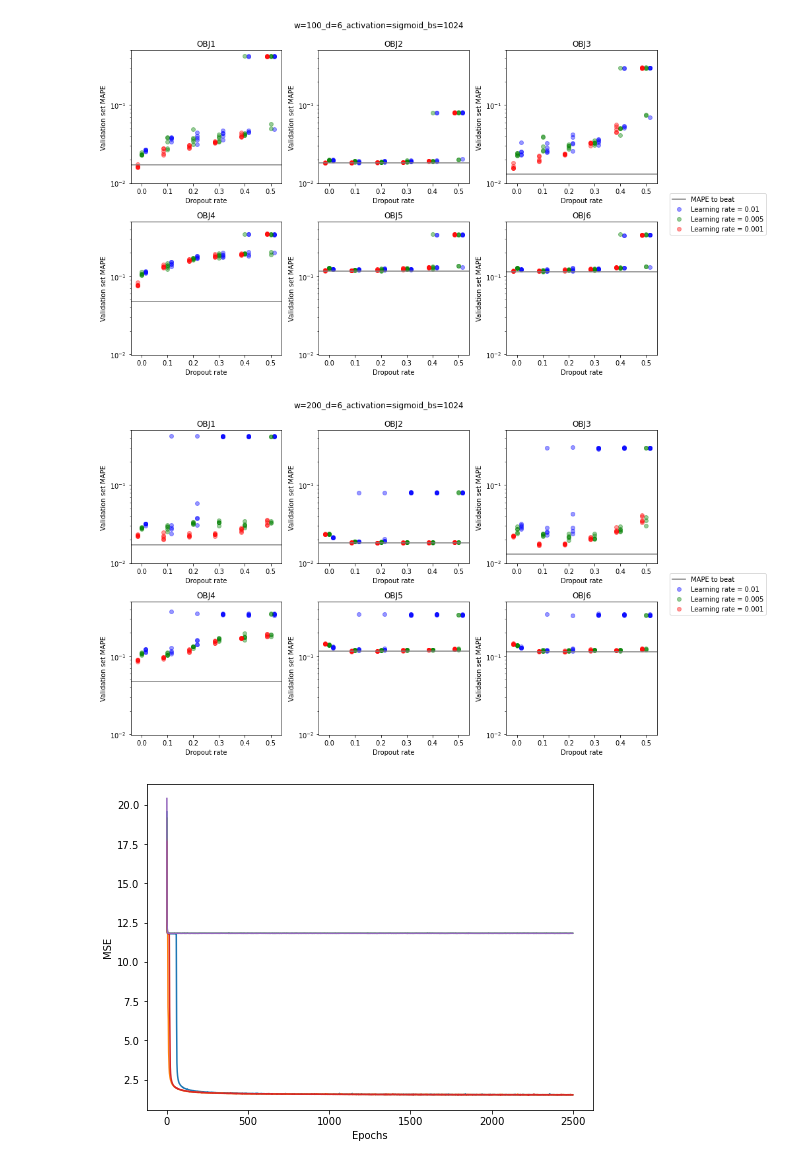
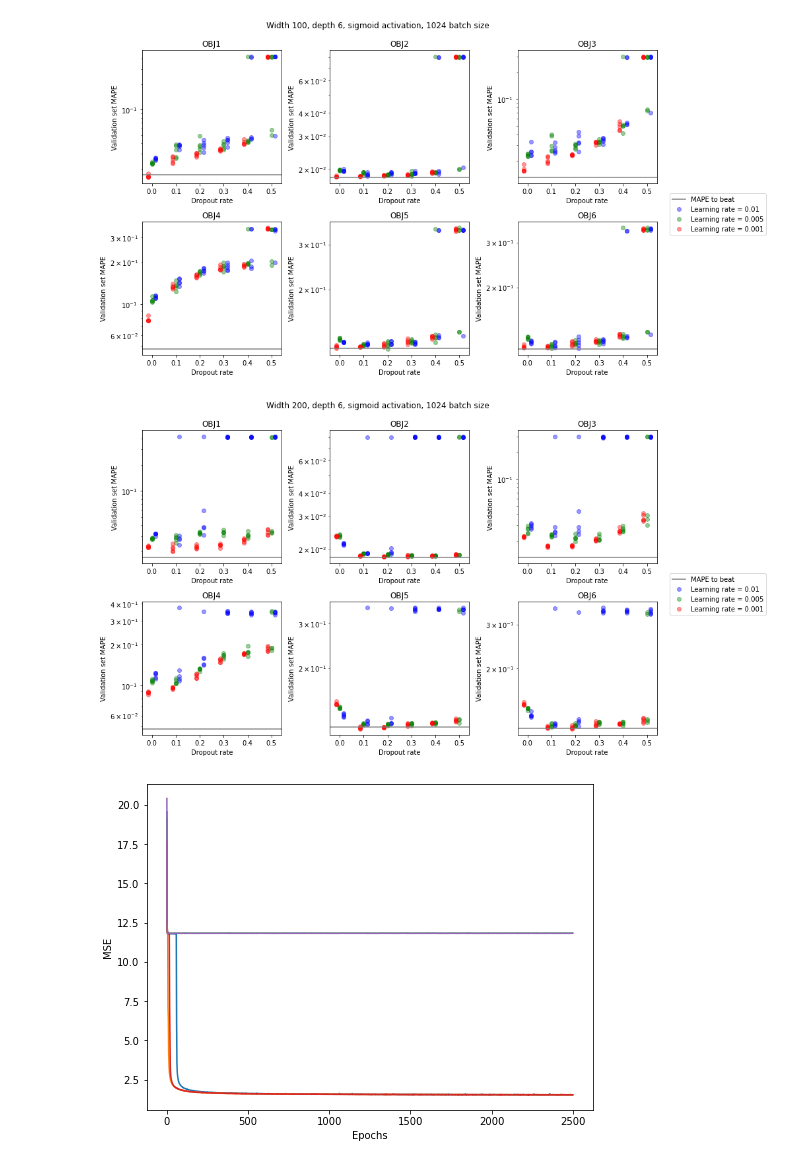
Before and after one commit to joshvillarreal/rfq-nn, a Jupyter notebook: notebooks/dropout_scan_results.ipynb, the cells around one changed output. Cells and saved outputs as stored; diff of their text form; code cells hidden in the pictures.

```diff
--- a/notebooks/dropout_scan_results.ipynb
+++ b/notebooks/dropout_scan_results.ipynb
@@ -57,37 +57,37 @@ for results_list in [w100_results, w200_results]:
     for i in range(1, 7):
         ax = axs.flatten()[i-1]
         ax.axhline(best_mapes[f'OBJ{i}'], label=('MAPE to beat' if i == 1 else ''), color='gray')
         ax.set_title(f'OBJ{i}')
         ax.set_xlabel('Dropout rate')
         ax.set_ylabel('Validation set MAPE')
         ax.set_yscale('log')
-        ax.set_ylim(0.0099, 0.5)
+        #ax.set_ylim(0.0099, 0.5)
 
     for res in results_list:
         for j, d in enumerate(res):
             configs = d['configs']
             results = d['results']
             dropout_rate = configs['dropout_rate']
             learning_rate = configs['learning_rate']
 
             for i in range(1, 7):
                 ax = axs.flatten()[i-1]
 
                 obj_results = results['by_response'][f'OBJ{i}']
                 mape_val = obj_results['mape_val']
 
                 ax.scatter(
                     [dropout_rate + learning_rate_to_xval(learning_rate)*0.015]*5,
                     mape_val, color=learning_rate_to_color(learning_rate), alpha=0.4,
                     label=(f'Learning rate = {round(learning_rate, 4)}' if (j == 0 and i == 1) else ''))
 
     fig.tight_layout(rect=[0, 0.03, 1, 0.95])
-    fig.suptitle(f"w={configs['width']}_d={configs['depth']}_activation=sigmoid_bs=1024")
+    fig.suptitle(f"Width {configs['width']}, depth {configs['depth']}, sigmoid activation, 1024 batch size ")
     fig.legend(loc='upper left', bbox_to_anchor=(1., 0.5))
     plt.show()
 # %% [output]
-[figure, old version]
+[figure, new version]
-[figure, old version]
+[figure, new version]
 # %%
 import numpy as np
 
```
